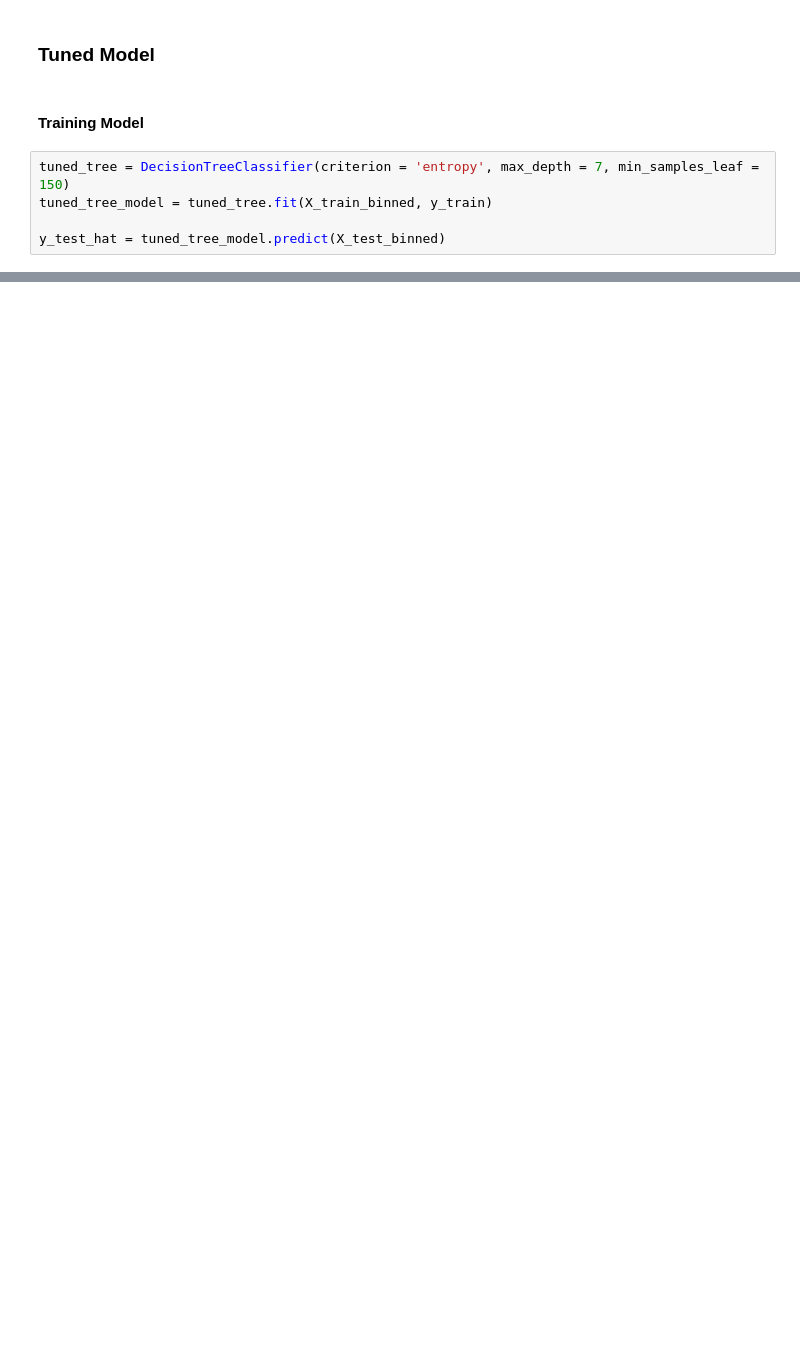
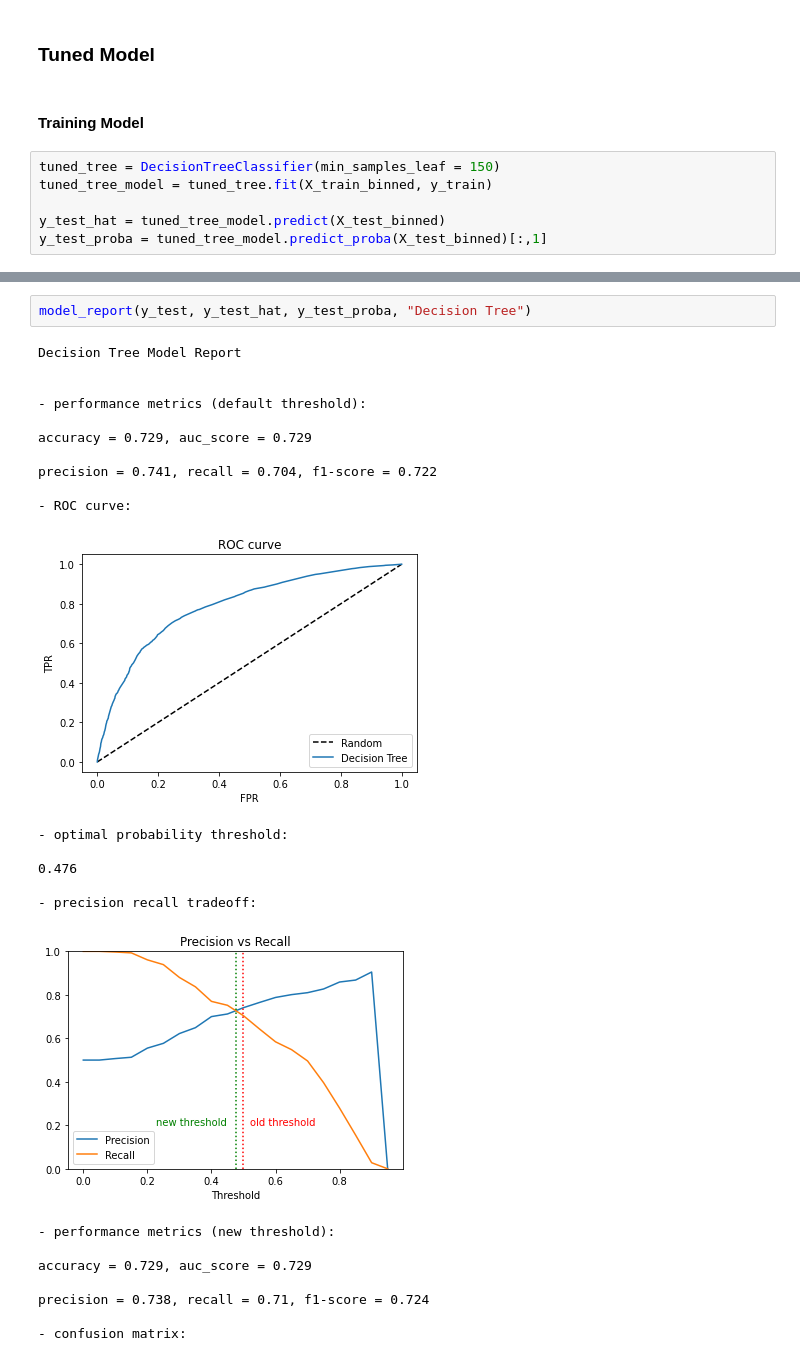
Before and after one commit to jackbustertann/cardiovascular_disease_detection, a Jupyter notebook: index.ipynb, the cells around one changed output, grey strips where cells are left out. Drawn from its saved outputs; the diff is of its cells as text; blank space fills up the shorter version.

```diff
--- a/index.ipynb
+++ b/index.ipynb
@@ -470,7 +468,8 @@ Wall time: 14.6 s
 # %% [markdown]
 #### Training Model
 # %%
-tuned_tree = DecisionTreeClassifier(criterion = 'entropy', max_depth = 7, min_samples_leaf = 150)
+tuned_tree = DecisionTreeClassifier(min_samples_leaf = 150)
 tuned_tree_model = tuned_tree.fit(X_train_binned, y_train)
 
 y_test_hat = tuned_tree_model.predict(X_test_binned)
+y_test_proba = tuned_tree_model.predict_proba(X_test_binned)[:,1]
@@ -476,0 +478,27 @@ y_test_hat = tuned_tree_model.predict(X_test_binned)
+# %%
+model_report(y_test, y_test_hat, y_test_proba, "Decision Tree")
+# %% [output]
+Decision Tree Model Report
+
+
+- performance metrics (default threshold):
+
+accuracy = 0.729, auc_score = 0.729
+
+precision = 0.741, recall = 0.704, f1-score = 0.722
+
+- ROC curve:
+[figure, added]
+- optimal probability threshold:
+
+0.476
+
+- precision recall tradeoff:
+[figure, added]
+- performance metrics (new threshold):
+
+accuracy = 0.729, auc_score = 0.729
+
+precision = 0.738, recall = 0.71, f1-score = 0.724
+
+- confusion matrix:
```
Also changed, not shown: parts of 92 cells of this notebook, 1 other file.
